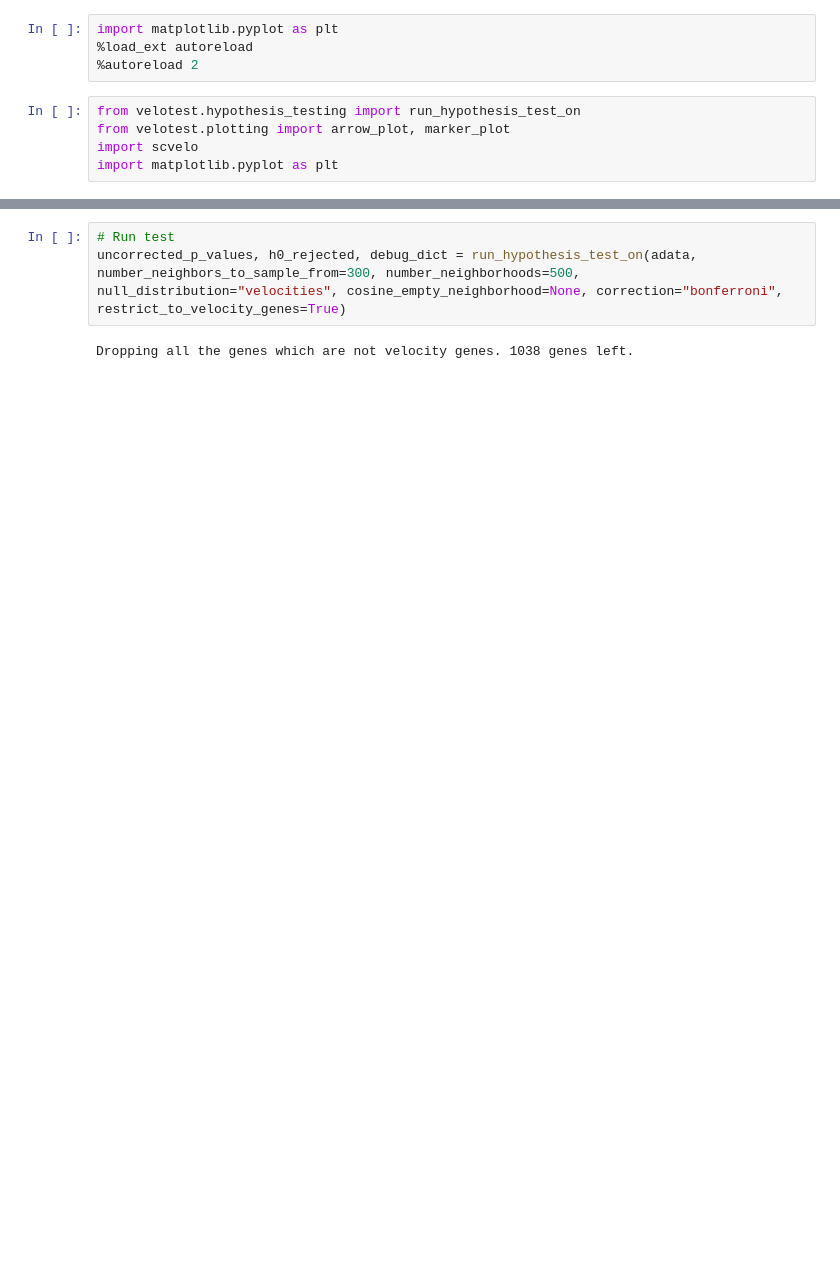
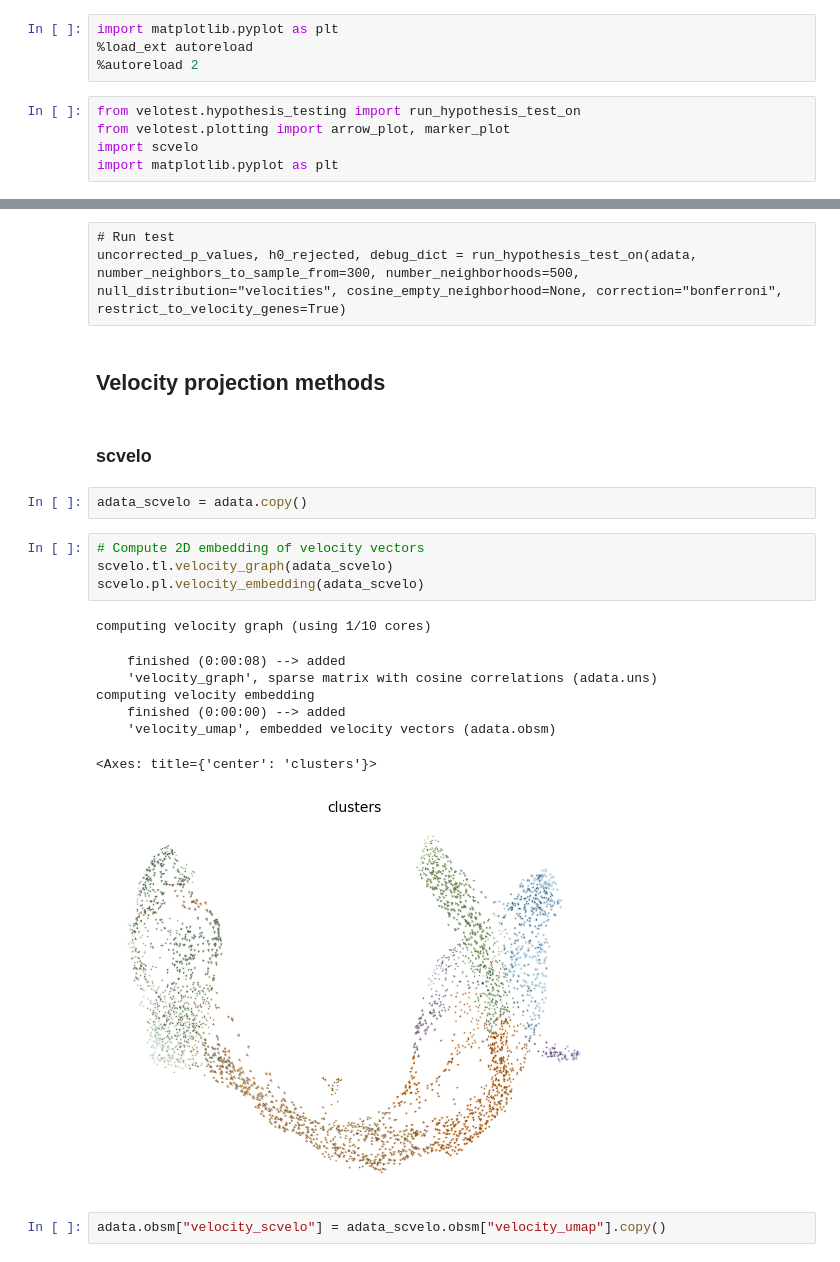
Before and after one commit to mackelab/velocity-hypothesis-test, a Jupyter notebook: notebooks/fig1_pancreas-single_test.ipynb, the cells around one changed output, grey strips where cells are left out. Drawn from its saved outputs; the diff is of its cells as text; blank space fills up the shorter version.

```diff
--- a/notebooks/fig1_pancreas-single_test.ipynb
+++ b/notebooks/fig1_pancreas-single_test.ipynb
@@ -43,6 +31,25 @@ vkey='velocity', scale=10, self_transitions=True, use_negative_cosines=True
-# %%
-# Run test
-uncorrected_p_values, h0_rejected, debug_dict = run_hypothesis_test_on(adata, number_neighbors_to_sample_from=300, number_neighborhoods=500, null_distribution="velocities", cosine_empty_neighborhood=None, correction="bonferroni", restrict_to_velocity_genes=True)
-# %% [output]
-Dropping all the genes which are not velocity genes. 1038 genes left.
+# %% [raw]
+# Run test
+uncorrected_p_values, h0_rejected, debug_dict = run_hypothesis_test_on(adata, number_neighbors_to_sample_from=300, number_neighborhoods=500, null_distribution="velocities", cosine_empty_neighborhood=None, correction="bonferroni", restrict_to_velocity_genes=True)
+# %% [markdown]
+## Velocity projection methods
+# %% [markdown]
+### scvelo
+# %%
+adata_scvelo = adata.copy()
+# %%
+# Compute 2D embedding of velocity vectors
+scvelo.tl.velocity_graph(adata_scvelo)
+scvelo.pl.velocity_embedding(adata_scvelo)
+# %% [output]
+computing velocity graph (using 1/10 cores)
+    finished (0:00:08) --> added
+    'velocity_graph', sparse matrix with cosine correlations (adata.uns)
+computing velocity embedding
+    finished (0:00:00) --> added
+    'velocity_umap', embedded velocity vectors (adata.obsm)
+<Axes: title={'center': 'clusters'}>
+[figure, added]
+# %%
+adata.obsm["velocity_scvelo"] = adata_scvelo.obsm["velocity_umap"].copy()
 # %%
```
Also changed, not shown: parts of 28 cells of this notebook.
